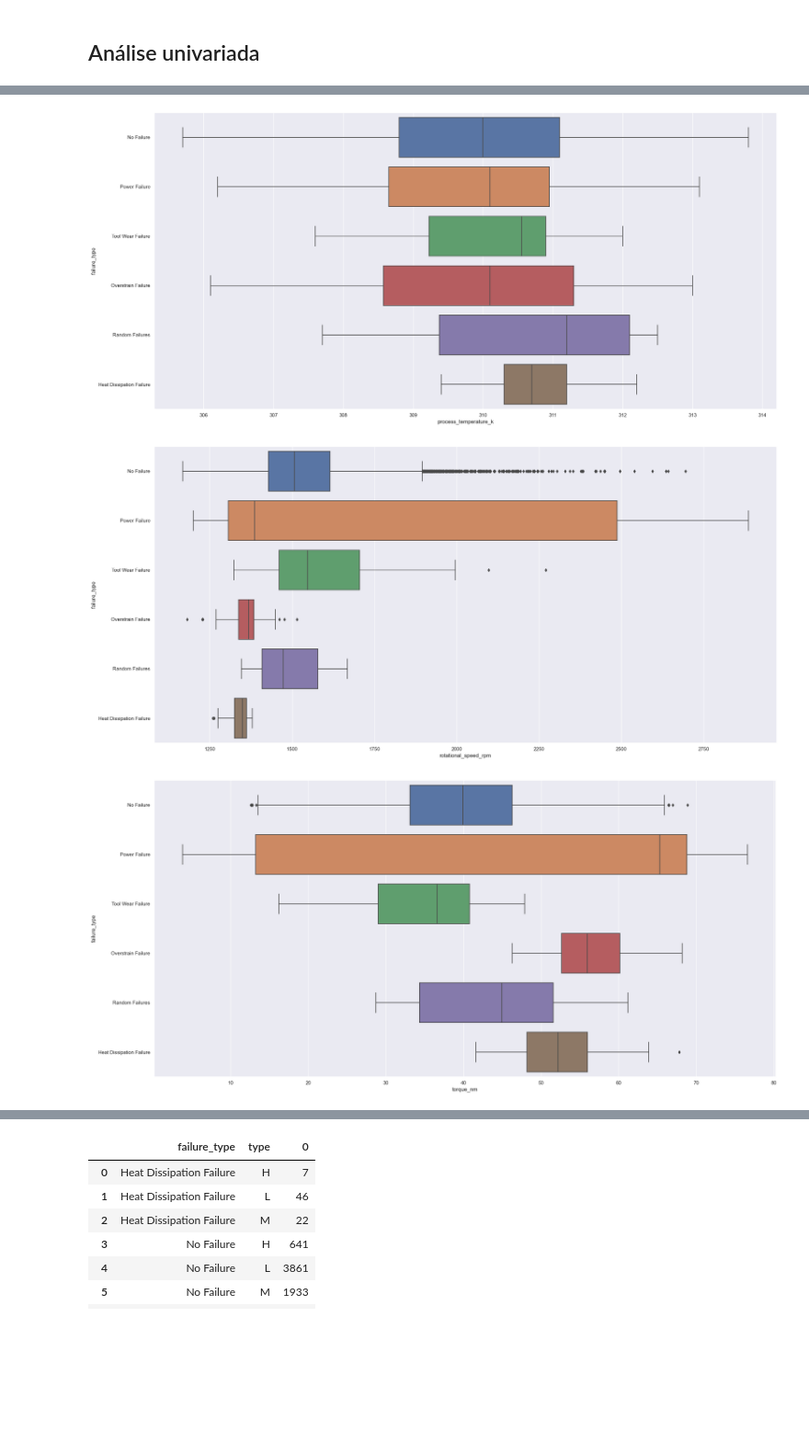
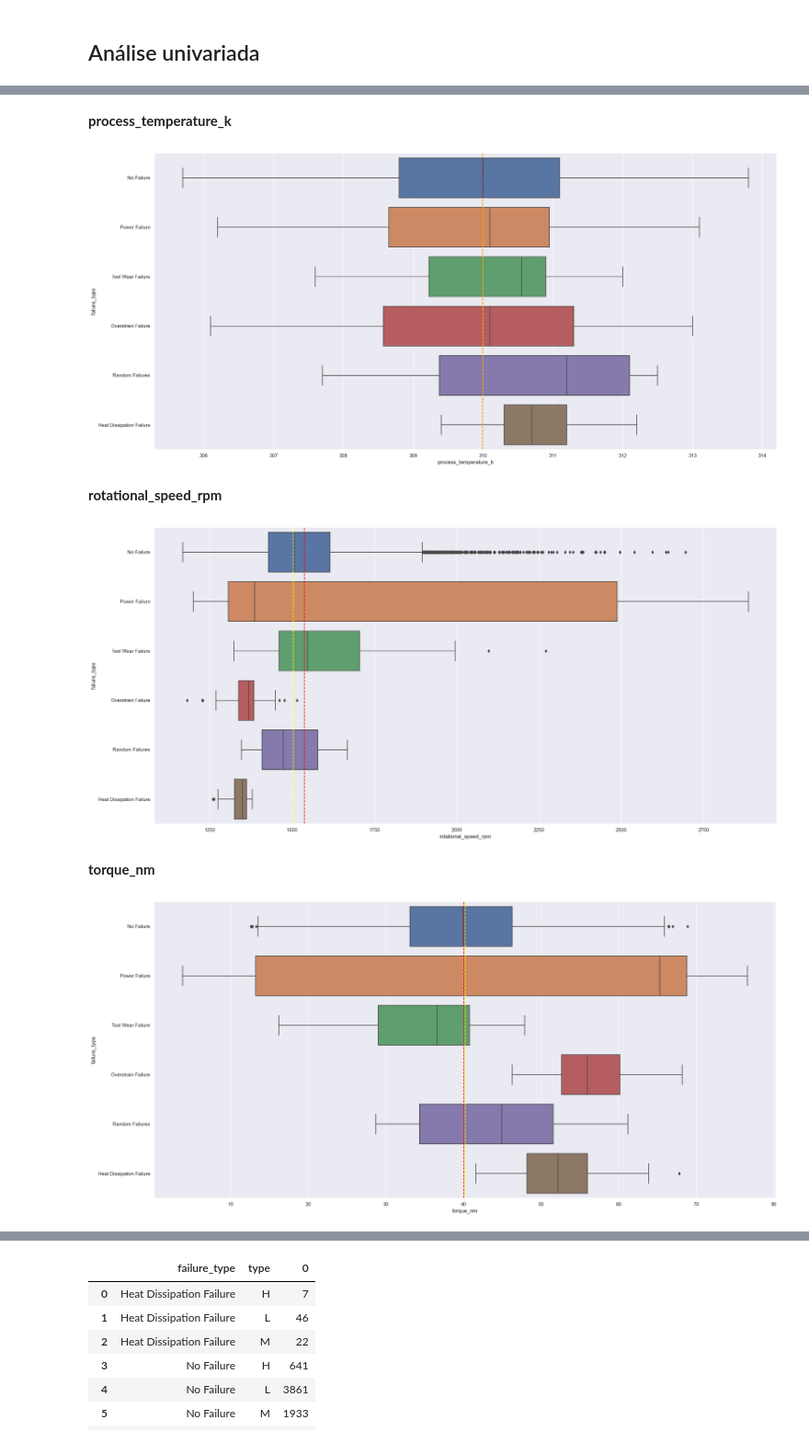
Before and after one commit to lavinomenezes/desafio_indicium, a Jupyter notebook: notebooks/desafio_indicium_lm_v03_EDA.ipynb, the cells around one changed output, grey strips where cells are left out. Shown: that part at 92% size. Saved outputs shown, nothing was run; the diff lists cells and outputs as text; code cells hidden in the pictures; blank space fills up the shorter version.

```diff
--- a/notebooks/desafio_indicium_lm_v03_EDA.ipynb
+++ b/notebooks/desafio_indicium_lm_v03_EDA.ipynb
@@ -28,8 +28,8 @@ Populating the interactive namespace from numpy and matplotlib
 # %% [markdown]
 # 1. Load Data
 # %%
-path_local = 'C:/Users/Lavin/Documents/desafios/desafio_indicium/'
-df_raw = pd.read_csv(path_local + 'data/raw/desafio_manutencao_preditiva_treino.csv')
+# dados brutos
+df_raw = pd.read_csv('C:/Users/Lavin/Documents/desafios/desafio_indicium/data/raw/desafio_manutencao_preditiva_treino.csv')
 # %%
 df_raw.head()
 # %% [output]
@@ -265,0 +266,8 @@ Image(path_local + 'data/images/indicium.png')
+# %%
+# Nova coluna
+df1['power_w'] = df1['torque_nm'] * df1['rotational_speed_rpm'] * np.pi / 30
+# %%
+# reorganização do dataframe
+df1 = df1[['udi', 'product_id', 'type', 'air_temperature_k',
+         'process_temperature_k', 'rotational_speed_rpm', 'torque_nm',
+         'tool_wear_min','power_w' ,'failure_type',]]
@@ -274,7 +285,8 @@ Image(path_local + 'data/images/indicium.png')
 # %% [markdown]
 ## Análise univariada
 # %%
+# criando dataframe sem os identificadores
 df_uni = df1[['type', 'air_temperature_k',
        'process_temperature_k', 'rotational_speed_rpm', 'torque_nm',
-       'tool_wear_min', 'failure_type']]
+       'tool_wear_min', 'power_w','failure_type']]
 # %%
@@ -317,12 +345,24 @@ sns.boxplot(data=df_uni[['air_temperature_k','failure_type']],x='air_temperature
+# %% [markdown]
+**process_temperature_k**
 # %%
 sns.boxplot(data=df_uni[['process_temperature_k','failure_type']],x='process_temperature_k',y='failure_type');
+plt.axvline(df1['process_temperature_k'].mean(), color='red', linestyle='--');
+plt.axvline(df1['process_temperature_k'].median(), color='yellow', linestyle='--');
 # %% [output]
-[figure, old version]
+[figure, new version]
+# %% [markdown]
+**rotational_speed_rpm**
 # %%
 sns.boxplot(data=df_uni[['rotational_speed_rpm','failure_type']],x='rotational_speed_rpm',y='failure_type');
+plt.axvline(df1['rotational_speed_rpm'].mean(), color='red', linestyle='--');
+plt.axvline(df1['rotational_speed_rpm'].median(), color='yellow', linestyle='--');
 # %% [output]
-[figure, old version]
+[figure, new version]
+# %% [markdown]
+**torque_nm**
 # %%
 sns.boxplot(data=df_uni[['torque_nm','failure_type']],x='torque_nm',y='failure_type');
+plt.axvline(df1['torque_nm'].mean(), color='red', linestyle='--');
+plt.axvline(df1['torque_nm'].median(), color='yellow', linestyle='--');
 # %% [output]
-[figure, old version]
+[figure, new version]
```
Also changed, not shown: parts of 94 cells of this notebook, 15 other files.
